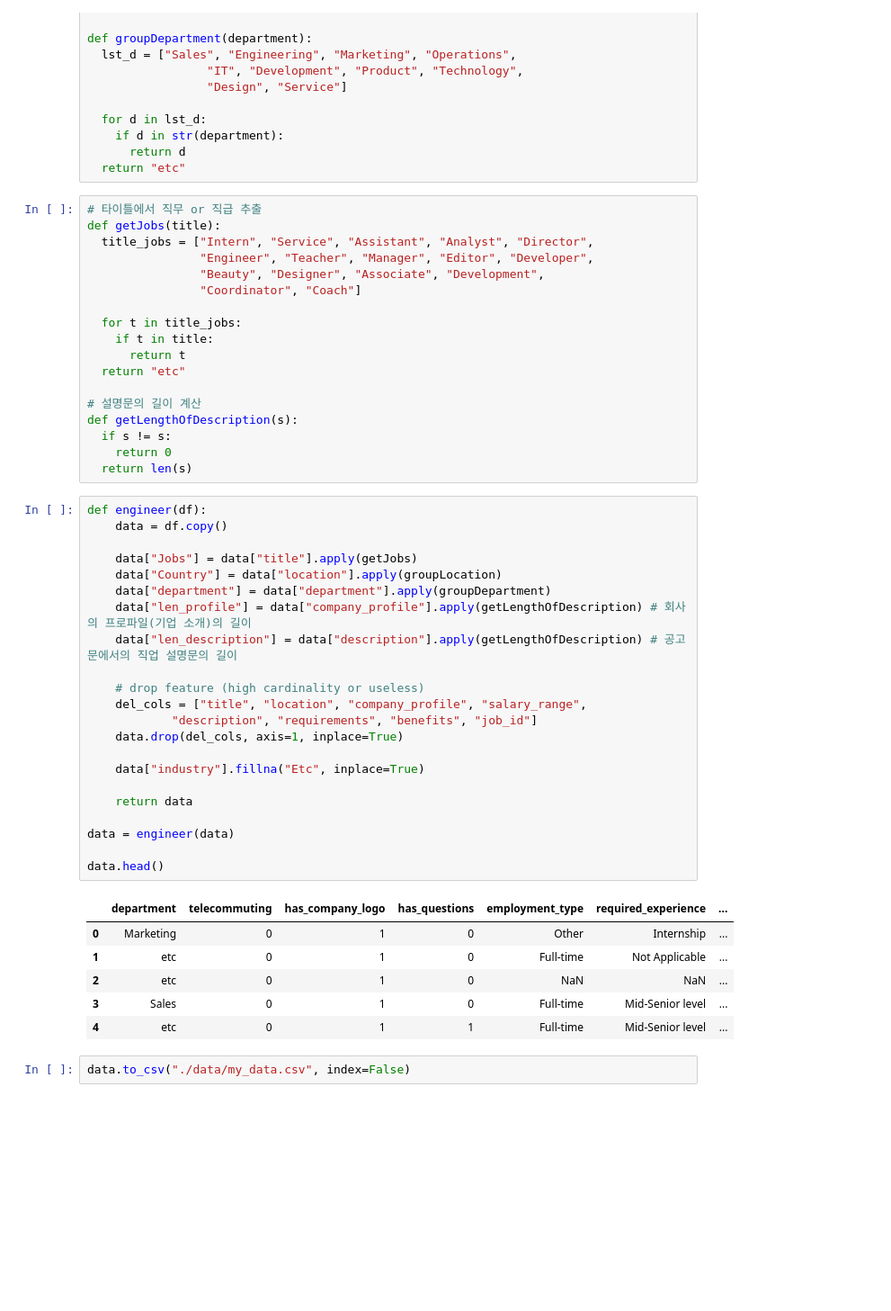
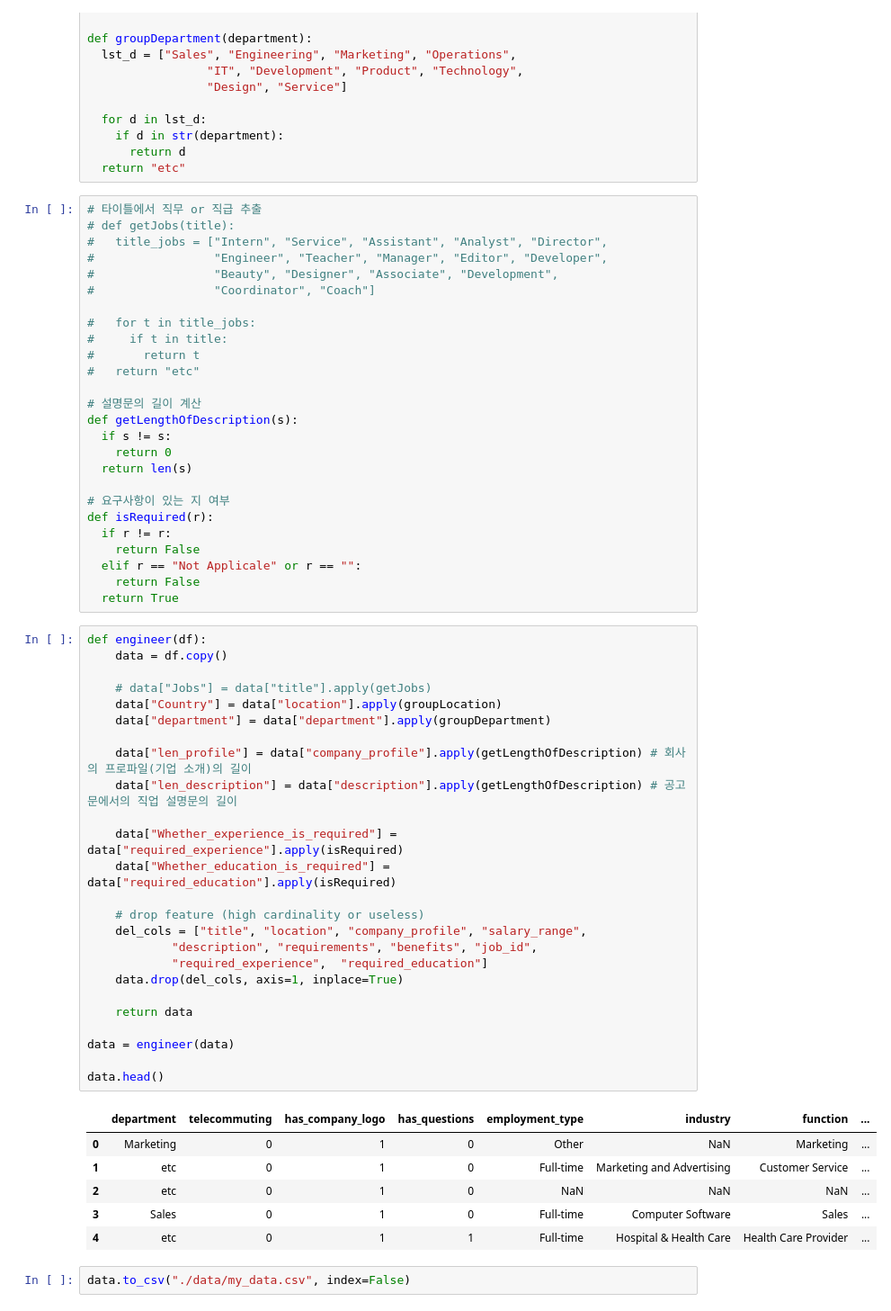
Before and after one commit to MeluvRose/AI_SC2XX_Project, a Jupyter notebook: N2XX Project/1.Data_Preprocessing.ipynb, the cells around one changed output. Shown at 90% size. Drawn from its saved outputs; the diff is of its cells as text; blank space fills up the shorter version.

```diff
--- a/N2XX Project/1.Data_Preprocessing.ipynb
+++ b/N2XX Project/1.Data_Preprocessing.ipynb
@@ -138,50 +138,61 @@ def groupDepartment(department):
   return "etc"
 # %%
 # 타이틀에서 직무 or 직급 추출
-def getJobs(title):
-  title_jobs = ["Intern", "Service", "Assistant", "Analyst", "Director",
-                "Engineer", "Teacher", "Manager", "Editor", "Developer",
-                "Beauty", "Designer", "Associate", "Development",
-                "Coordinator", "Coach"]
+# def getJobs(title):
+#   title_jobs = ["Intern", "Service", "Assistant", "Analyst", "Director",
+#                 "Engineer", "Teacher", "Manager", "Editor", "Developer",
+#                 "Beauty", "Designer", "Associate", "Development",
+#                 "Coordinator", "Coach"]
 
-  for t in title_jobs:
-    if t in title:
-      return t
-  return "etc"
+#   for t in title_jobs:
+#     if t in title:
+#       return t
+#   return "etc"
 
 # 설명문의 길이 계산
 def getLengthOfDescription(s):
   if s != s:
     return 0
   return len(s)
+
+# 요구사항이 있는 지 여부
+def isRequired(r):
+  if r != r:
+    return False
+  elif r == "Not Applicale" or r == "":
+    return False
+  return True
 # %%
 def engineer(df):
     data = df.copy()
 
-    data["Jobs"] = data["title"].apply(getJobs)
+    # data["Jobs"] = data["title"].apply(getJobs)
     data["Country"] = data["location"].apply(groupLocation)
     data["department"] = data["department"].apply(groupDepartment)
+
     data["len_profile"] = data["company_profile"].apply(getLengthOfDescription) # 회사의 프로파일(기업 소개)의 길이
     data["len_description"] = data["description"].apply(getLengthOfDescription) # 공고문에서의 직업 설명문의 길이
 
+    data["Whether_experience_is_required"] = data["required_experience"].apply(isRequired)
+    data["Whether_education_is_required"] = data["required_education"].apply(isRequired)
+
     # drop feature (high cardinality or useless)
     del_cols = ["title", "location", "company_profile", "salary_range",
-            "description", "requirements", "benefits", "job_id"]
+            "description", "requirements", "benefits", "job_id",
+            "required_experience",  "required_education"]
     data.drop(del_cols, axis=1, inplace=True)
-
-    data["industry"].fillna("Etc", inplace=True)
 
     return data
 
 data = engineer(data)
 
 data.head()
 # %% [output]
-|  | department | telecommuting | has_company_logo | has_questions | employment_type | required_experience | ... |
-| 0 | Marketing | 0 | 1 | 0 | Other | Internship | ... |
-| 1 | etc | 0 | 1 | 0 | Full-time | Not Applicable | ... |
-| 2 | etc | 0 | 1 | 0 | NaN | NaN | ... |
-| 3 | Sales | 0 | 1 | 0 | Full-time | Mid-Senior level | ... |
-| 4 | etc | 0 | 1 | 1 | Full-time | Mid-Senior level | ... |
+|  | department | telecommuting | has_company_logo | has_questions | employment_type | industry | function | ... |
+| 0 | Marketing | 0 | 1 | 0 | Other | NaN | Marketing | ... |
+| 1 | etc | 0 | 1 | 0 | Full-time | Marketing and Advertising | Customer Service | ... |
+| 2 | etc | 0 | 1 | 0 | NaN | NaN | NaN | ... |
+| 3 | Sales | 0 | 1 | 0 | Full-time | Computer Software | Sales | ... |
+| 4 | etc | 0 | 1 | 1 | Full-time | Hospital & Health Care | Health Care Provider | ... |
 # %%
 data.to_csv("./data/my_data.csv", index=False)
```
Also changed, not shown: 2 other files.
